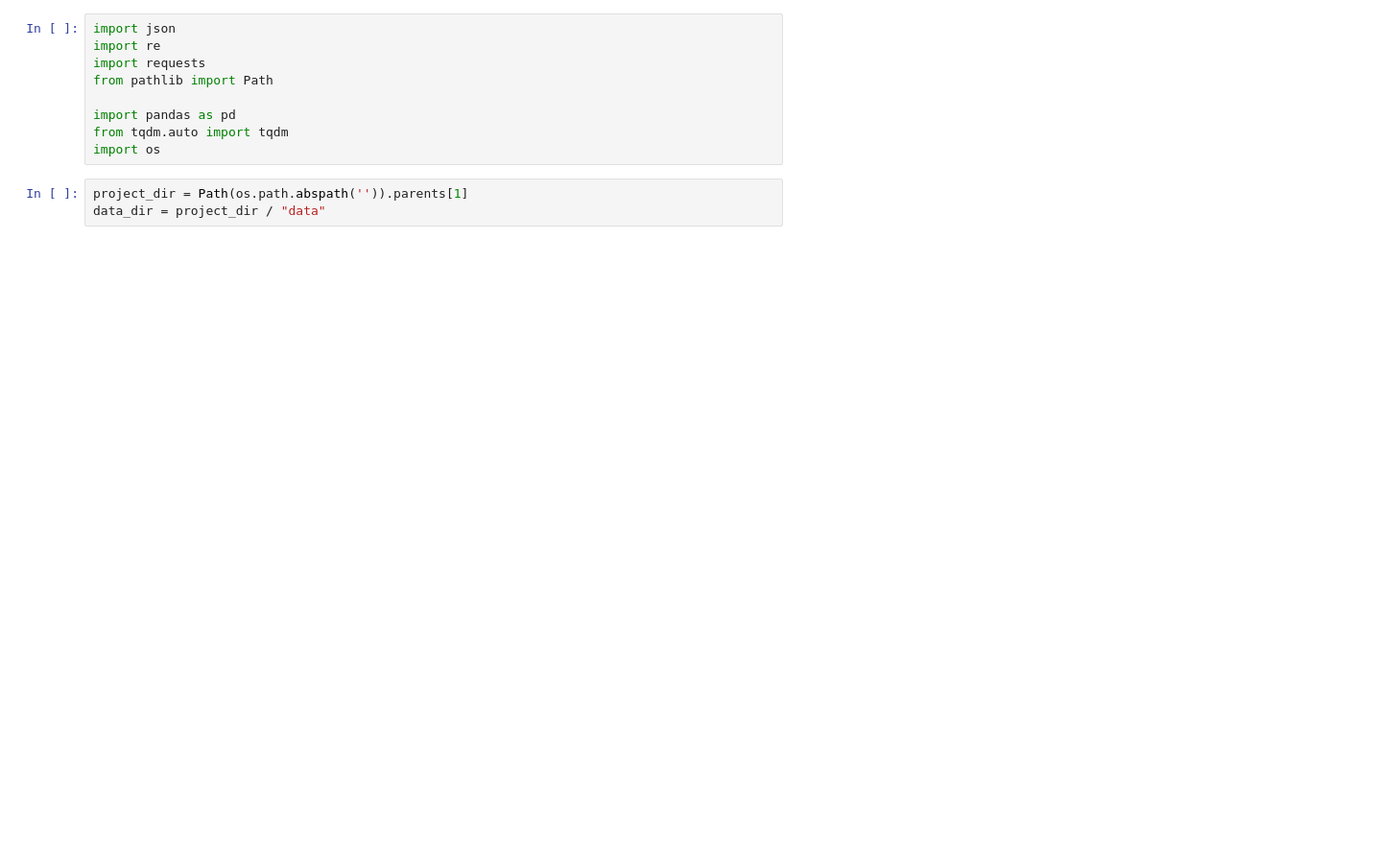
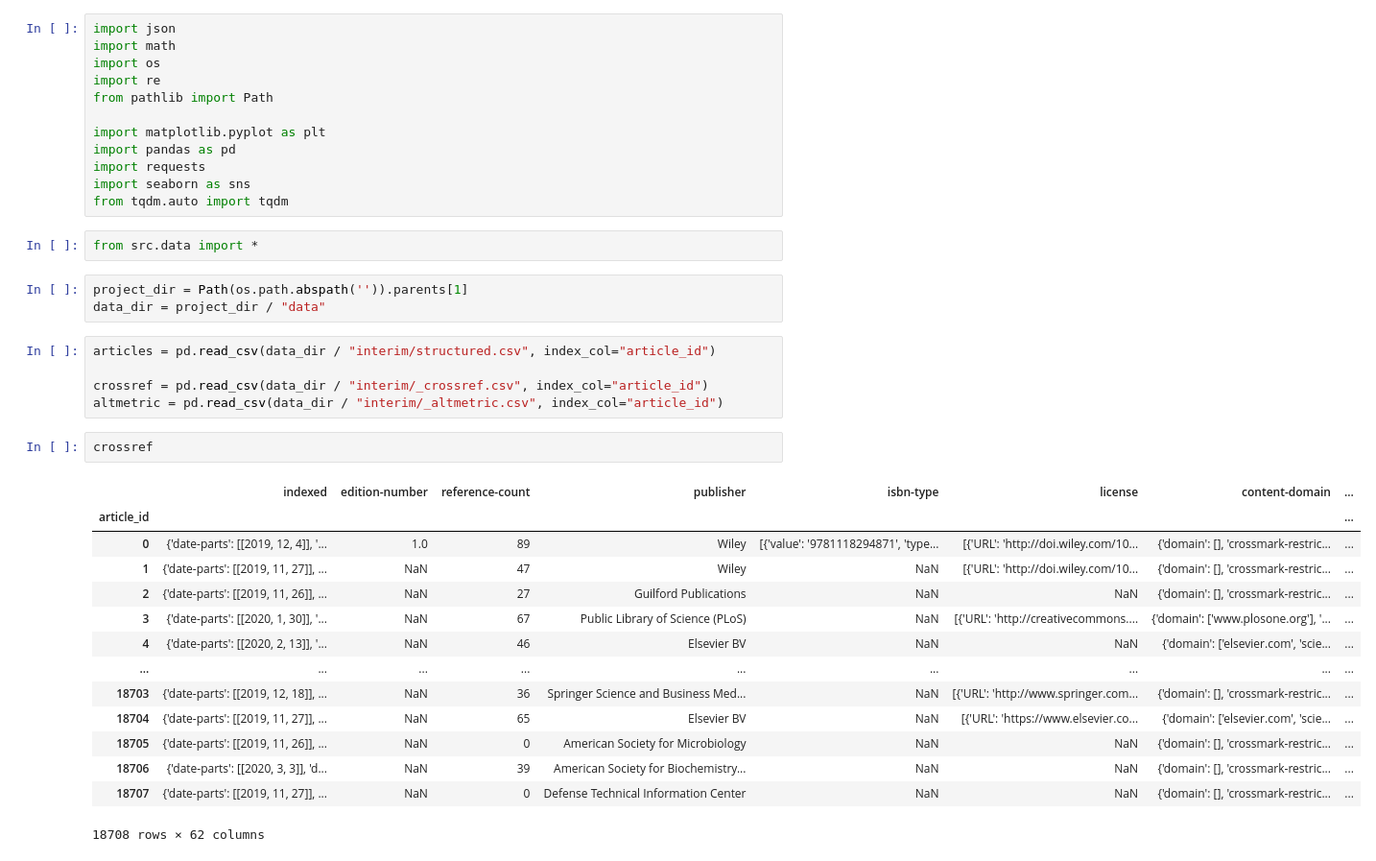
Before and after one commit to ScholCommLab/tracking-grants, a Jupyter notebook: notebooks/exploratory/initial_exploration.ipynb, the cells around one changed output. Shown at 96% size. Saved outputs shown, nothing was run; the diff lists cells and outputs as text; blank space fills up the shorter version.

```diff
--- a/notebooks/exploratory/initial_exploration.ipynb
+++ b/notebooks/exploratory/initial_exploration.ipynb
@@ -7,13 +10,40 @@
 # %%
 import json
+import math
+import os
 import re
-import requests
 from pathlib import Path
 
+import matplotlib.pyplot as plt
 import pandas as pd
+import requests
+import seaborn as sns
 from tqdm.auto import tqdm
-import os
+# %%
+from src.data import *
 # %%
 project_dir = Path(os.path.abspath('')).parents[1]
 data_dir = project_dir / "data"
+# %%
+articles = pd.read_csv(data_dir / "interim/structured.csv", index_col="article_id")
+
+crossref = pd.read_csv(data_dir / "interim/_crossref.csv", index_col="article_id")
+altmetric = pd.read_csv(data_dir / "interim/_altmetric.csv", index_col="article_id")
+# %%
+crossref
+# %% [output]
+|  | indexed | edition-number | reference-count | publisher | isbn-type | license | content-domain | ... |
+| article_id |  |  |  |  |  |  |  | ... |
+| 0 | {'date-parts': [[2019, 12, 4]], '... | 1.0 | 89 | Wiley | [{'value': '9781118294871', 'type... | [{'URL': 'http://doi.wiley.com/10... | {'domain': [], 'crossmark-restric... | ... |
+| 1 | {'date-parts': [[2019, 11, 27]], ... | NaN | 47 | Wiley | NaN | [{'URL': 'http://doi.wiley.com/10... | {'domain': [], 'crossmark-restric... | ... |
+| 2 | {'date-parts': [[2019, 11, 26]], ... | NaN | 27 | Guilford Publications | NaN | NaN | {'domain': [], 'crossmark-restric... | ... |
+| 3 | {'date-parts': [[2020, 1, 30]], '... | NaN | 67 | Public Library of Science (PLoS) | NaN | [{'URL': 'http://creativecommons.... | {'domain': ['www.plosone.org'], '... | ... |
+| 4 | {'date-parts': [[2020, 2, 13]], '... | NaN | 46 | Elsevier BV | NaN | NaN | {'domain': ['elsevier.com', 'scie... | ... |
+| ... | ... | ... | ... | ... | ... | ... | ... | ... |
+| 18703 | {'date-parts': [[2019, 12, 18]], ... | NaN | 36 | Springer Science and Business Med... | NaN | [{'URL': 'http://www.springer.com... | {'domain': [], 'crossmark-restric... | ... |
+| 18704 | {'date-parts': [[2019, 11, 27]], ... | NaN | 65 | Elsevier BV | NaN | [{'URL': 'https://www.elsevier.co... | {'domain': ['elsevier.com', 'scie... | ... |
+| 18705 | {'date-parts': [[2019, 11, 26]], ... | NaN | 0 | American Society for Microbiology | NaN | NaN | {'domain': [], 'crossmark-restric... | ... |
+| 18706 | {'date-parts': [[2020, 3, 3]], 'd... | NaN | 39 | American Society for Biochemistry... | NaN | NaN | {'domain': [], 'crossmark-restric... | ... |
+| 18707 | {'date-parts': [[2019, 11, 27]], ... | NaN | 0 | Defense Technical Information Center | NaN | NaN | {'domain': [], 'crossmark-restric... | ... |
+18708 rows × 62 columns
 # %%
```
Also changed, not shown: parts of 6 cells of this notebook.
